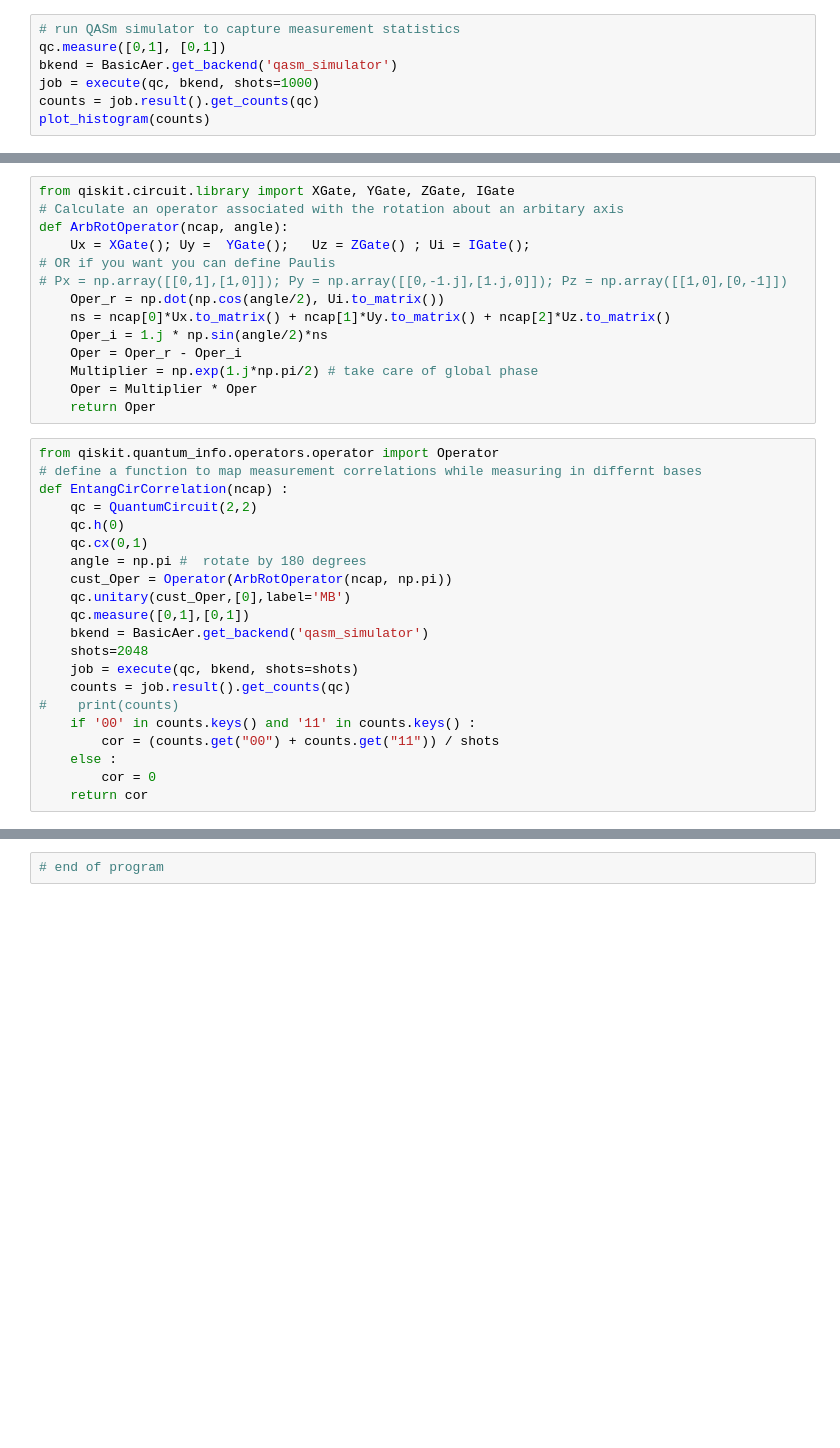
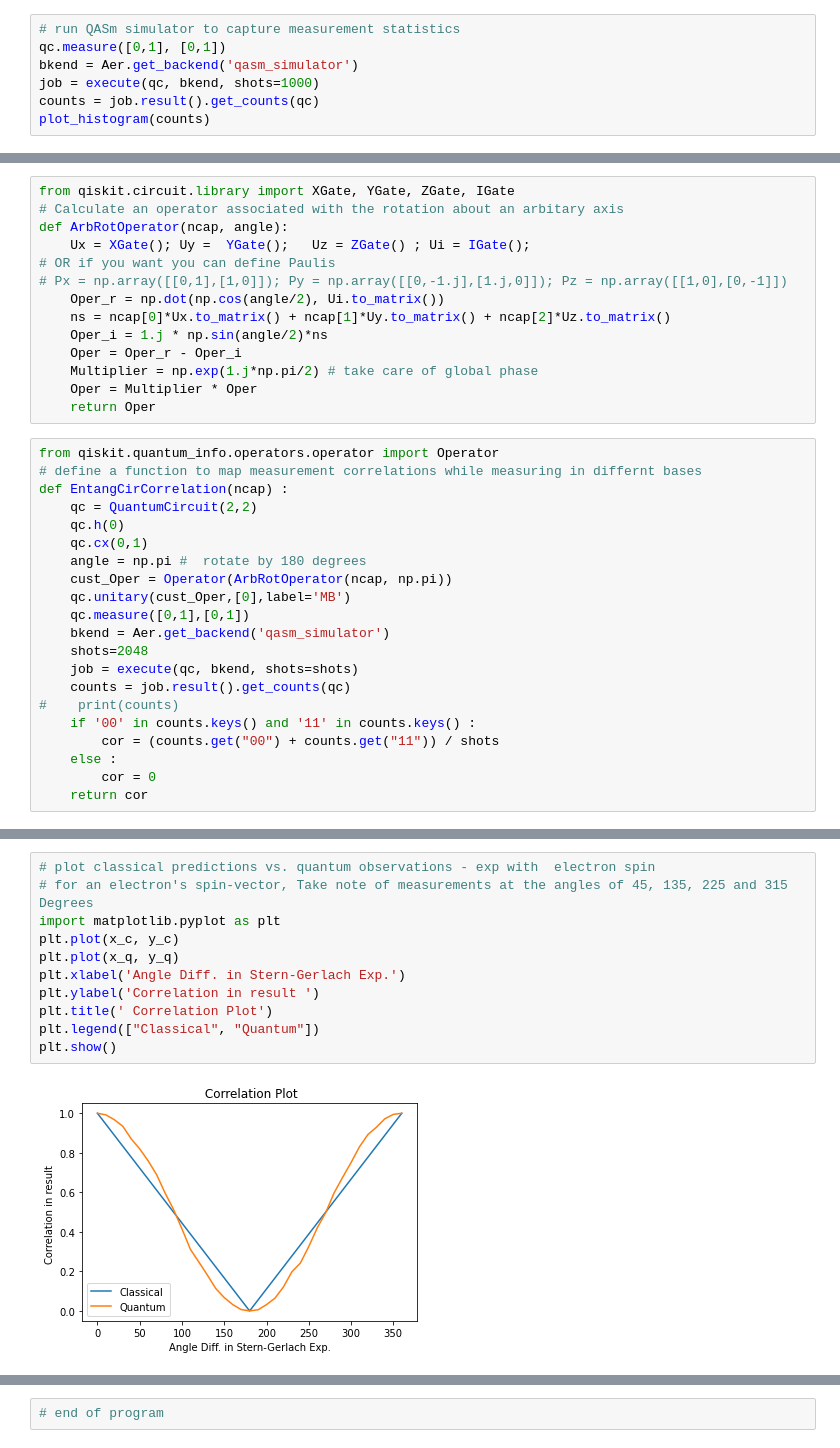
Before and after one commit to jayeshparashar/Keep-it-simple-, a Jupyter notebook: SternGerlachAndBelI.ipynb, the cells around one changed output, grey strips where cells are left out. Saved outputs shown, nothing was run; the diff lists cells and outputs as text; blank space fills up the shorter version.

```diff
--- a/SternGerlachAndBelI.ipynb
+++ b/SternGerlachAndBelI.ipynb
@@ -49,7 +49,7 @@ print(sv)
 # %%
 # run QASm simulator to capture measurement statistics
 qc.measure([0,1], [0,1])
-bkend = BasicAer.get_backend('qasm_simulator')
+bkend = Aer.get_backend('qasm_simulator')
 job = execute(qc, bkend, shots=1000)
 counts = job.result().get_counts(qc)
 plot_histogram(counts)
@@ -80,7 +80,7 @@ def EntangCirCorrelation(ncap) :
     cust_Oper = Operator(ArbRotOperator(ncap, np.pi))
     qc.unitary(cust_Oper,[0],label='MB')
     qc.measure([0,1],[0,1])
-    bkend = BasicAer.get_backend('qasm_simulator')
+    bkend = Aer.get_backend('qasm_simulator')
     shots=2048
     job = execute(qc, bkend, shots=shots)
     counts = job.result().get_counts(qc)
@@ -114,0 +116,13 @@ for iter in range(num_orientation+1):   # move from measurement along Z axis to
+# %%
+# plot classical predictions vs. quantum observations - exp with  electron spin
+# for an electron's spin-vector, Take note of measurements at the angles of 45, 135, 225 and 315 Degrees
+import matplotlib.pyplot as plt
+plt.plot(x_c, y_c)
+plt.plot(x_q, y_q)
+plt.xlabel('Angle Diff. in Stern-Gerlach Exp.')
+plt.ylabel('Correlation in result ')
+plt.title(' Correlation Plot')
+plt.legend(["Classical", "Quantum"])
+plt.show()
+# %% [output]
+[figure, added]
```
Also changed, not shown: parts of 3 cells of this notebook.
